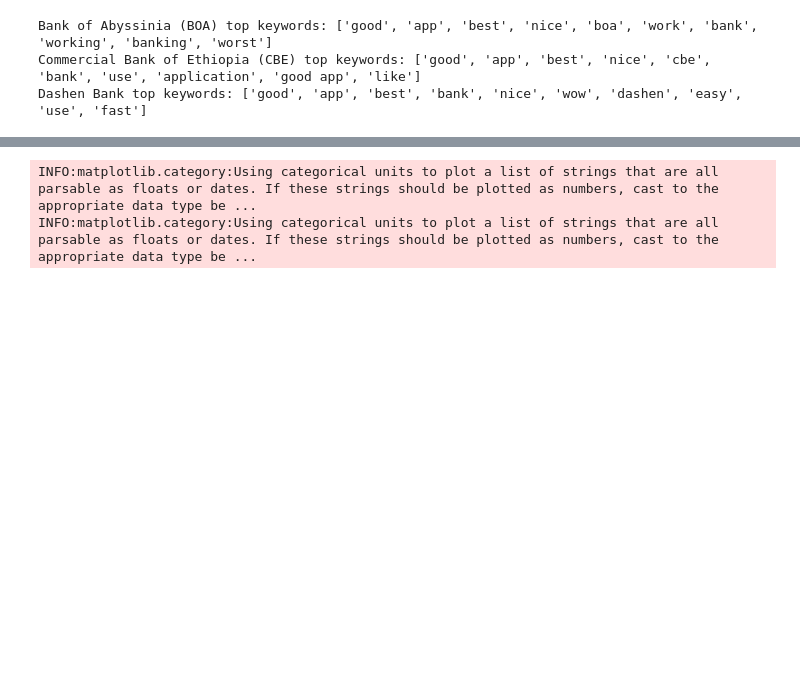
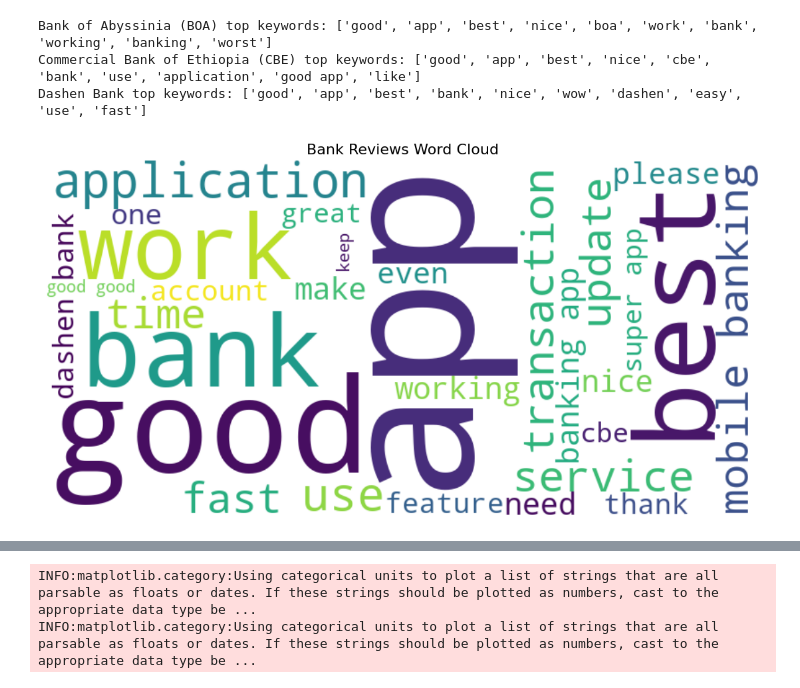
Before and after one commit to tib-dev/Fintech-App-Customer-Experience-Analytics, a Jupyter notebook: notebooks/analysis/sentiment.ipynb, the cells around one changed output, grey strips where cells are left out. Saved outputs shown, nothing was run; the diff lists cells and outputs as text; code cells hidden in the pictures; blank space fills up the shorter version.

```diff
--- a/notebooks/analysis/sentiment.ipynb
+++ b/notebooks/analysis/sentiment.ipynb
@@ -252,3 +253,8 @@ for bank, kws in top_keywords_per_bank.items():
 Bank of Abyssinia (BOA) top keywords: ['good', 'app', 'best', 'nice', 'boa', 'work', 'bank', 'working', 'banking', 'worst']
 Commercial Bank of Ethiopia (CBE) top keywords: ['good', 'app', 'best', 'nice', 'cbe', 'bank', 'use', 'application', 'good app', 'like']
 Dashen Bank top keywords: ['good', 'app', 'best', 'bank', 'nice', 'wow', 'dashen', 'easy', 'use', 'fast']
+# %%
+plot_wordcloud(df['txt_clean'].tolist(), max_words=30,
+               title="Bank Reviews Word Cloud")
+# %% [output]
+[figure, added]
```
Also changed, not shown: parts of 2 cells of this notebook.
